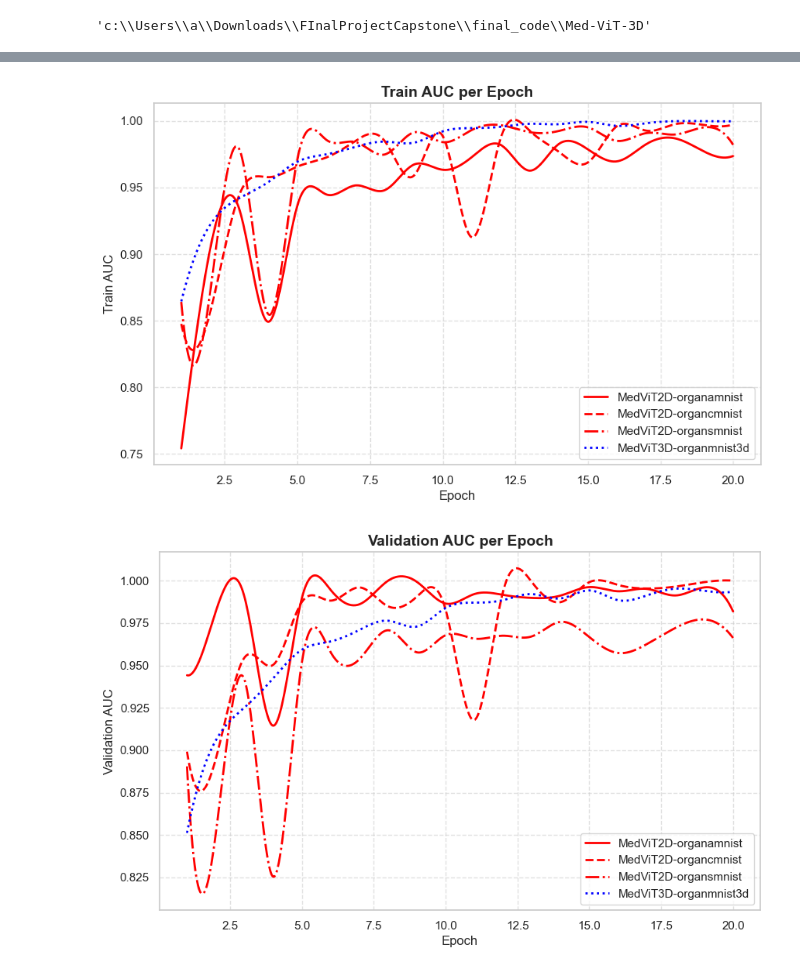
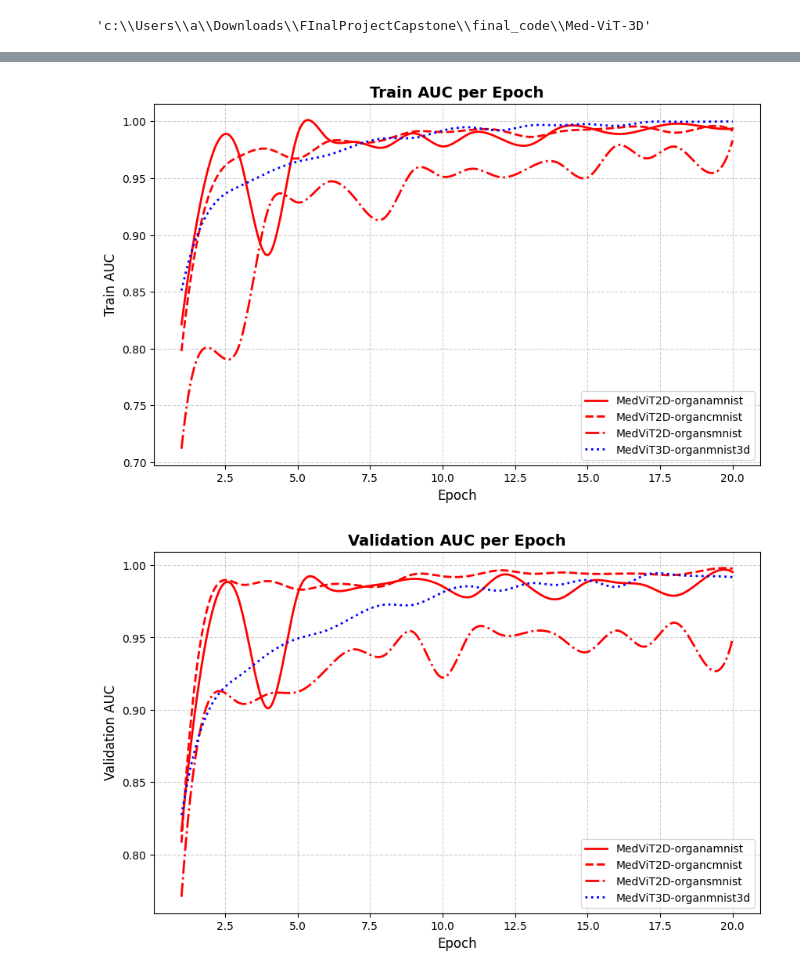
Before and after one commit to Manasa0120/Med-ViT-3D, a Jupyter notebook: visualization.ipynb, the cells around one changed output, grey strips where cells are left out. Saved outputs shown, nothing was run; the diff lists cells and outputs as text; code cells hidden in the pictures.

```diff
--- a/visualization.ipynb
+++ b/visualization.ipynb
@@ -7,7 +7,7 @@ pwd
 # %% [output]
 'c:\\Users\\a\\Downloads\\FInalProjectCapstone\\final_code\\Med-ViT-3D'
 # %%
-file_path = ".\history_record"
+file_path = r".\history_record\batch20"
 files = os.listdir(file_path)
 results = []
 for f in files:
@@ -28,7 +28,13 @@ for f in files:
             "train_ACC": row["train_acc"],
             "val_AUC": row["val_auc"],
             "val_ACC": row["val_acc"],
-            "epoch_time": row["epoch_time"]
+            "epoch_time": row["epoch_time"],
+            "train_precision" : row["train_precision"],
+            "train_recall" : row["train_recall"],
+            "train_f1": row["train_f1"],
+            "val_precision" : row["val_precision"],
+            "val_recall" : row["val_recall"],
+            "val_f1": row["val_f1"],
         })
 
 summary = pd.DataFrame(results)
@@ -60,7 +75,7 @@ summary.head()
 import os
 import pandas as pd
 
-file_path = ".\\history_record"
+file_path = r".\history_record\batch20"
 files = os.listdir(file_path)
 
 all_records = []
@@ -81,7 +96,13 @@ for f in files:
             "train_acc": row["train_acc"],
             "val_auc": row["val_auc"],
             "val_acc": row["val_acc"],
-            "epoch_time": row["epoch_time"]
+            "epoch_time": row["epoch_time"],
+            "train_precision" : row["train_precision"],
+            "train_recall" : row["train_recall"],
+            "train_f1": row["train_f1"],
+            "val_precision" : row["val_precision"],
+            "val_recall" : row["val_recall"],
+            "val_f1": row["val_f1"],
         })
 
 df_long = pd.DataFrame(all_records)
@@ -107,7 +135,7 @@ import matplotlib.pyplot as plt
 import numpy as np
 from scipy.interpolate import make_interp_spline
 
-file_path = ".\\history_record"
+file_path = r".\history_record\batch20"
 files = os.listdir(file_path)
 
 # Collect all records (long format)
@@ -137,7 +165,13 @@ for f in files:
             "train_acc": row["train_acc"],
             "val_auc": row["val_auc"],
             "val_acc": row["val_acc"],
-            "epoch_time": row["epoch_time"]
+            "epoch_time": row["epoch_time"],
+            "train_precision" : row["train_precision"],
+            "train_recall" : row["train_recall"],
+            "train_f1": row["train_f1"],
+            "val_precision" : row["val_precision"],
+            "val_recall" : row["val_recall"],
+            "val_f1": row["val_f1"],
         })
 
 df_long = pd.DataFrame(all_records)
@@ -163,32 +197,38 @@ def plot_metric(metric, title, ylabel):
 
         if len(x) > 3:
             # smoother: 500 points instead of 300
             x_smooth = np.linspace(x.min(), x.max(), 500)
             y_smooth = make_interp_spline(x, y, k=3)(x_smooth)
             plt.plot(x_smooth, y_smooth,
                      color=color_map[model],
                      linestyle=linestyle_map[dataset],
                      linewidth=2,
                      label=f"{model}-{dataset}")
         else:
             plt.plot(x, y,
                      color=color_map[model],
                      linestyle=linestyle_map[dataset],
                      linewidth=2,
                      label=f"{model}-{dataset}")
 
     plt.title(title, fontsize=14, fontweight="bold")
     plt.xlabel("Epoch", fontsize=12)
     plt.ylabel(ylabel, fontsize=12)
     plt.legend()
     plt.grid(True, linestyle="--", alpha=0.6)
     plt.show()
 
 # -------- Generate all plots -------- #
 plot_metric("train_auc", "Train AUC per Epoch", "Train AUC")
 plot_metric("val_auc", "Validation AUC per Epoch", "Validation AUC")
 plot_metric("train_acc", "Train Accuracy per Epoch", "Train Accuracy")
 plot_metric("val_acc", "Validation Accuracy per Epoch", "Validation Accuracy")
+plot_metric("train_precision", "Train Precision per Epoch", "Train Precision")
+plot_metric("val_precision", "Validation Precision per Epoch", "Val Precision")
+plot_metric("train_f1", "Train F1 score", "Train F1")
+plot_metric("val_f1", "Validation F1 score", "Val F1")
+plot_metric("train_recall", "Train Recall score", "Train Recall")
+plot_metric("val_recall", "Validation Recall score", "Val Recall")
 # %% [output]
-[figure, old version]
+[figure, new version]
-[figure, old version]
+[figure, new version]
```
Also changed, not shown: parts of 6 cells of this notebook, 18 other files.
